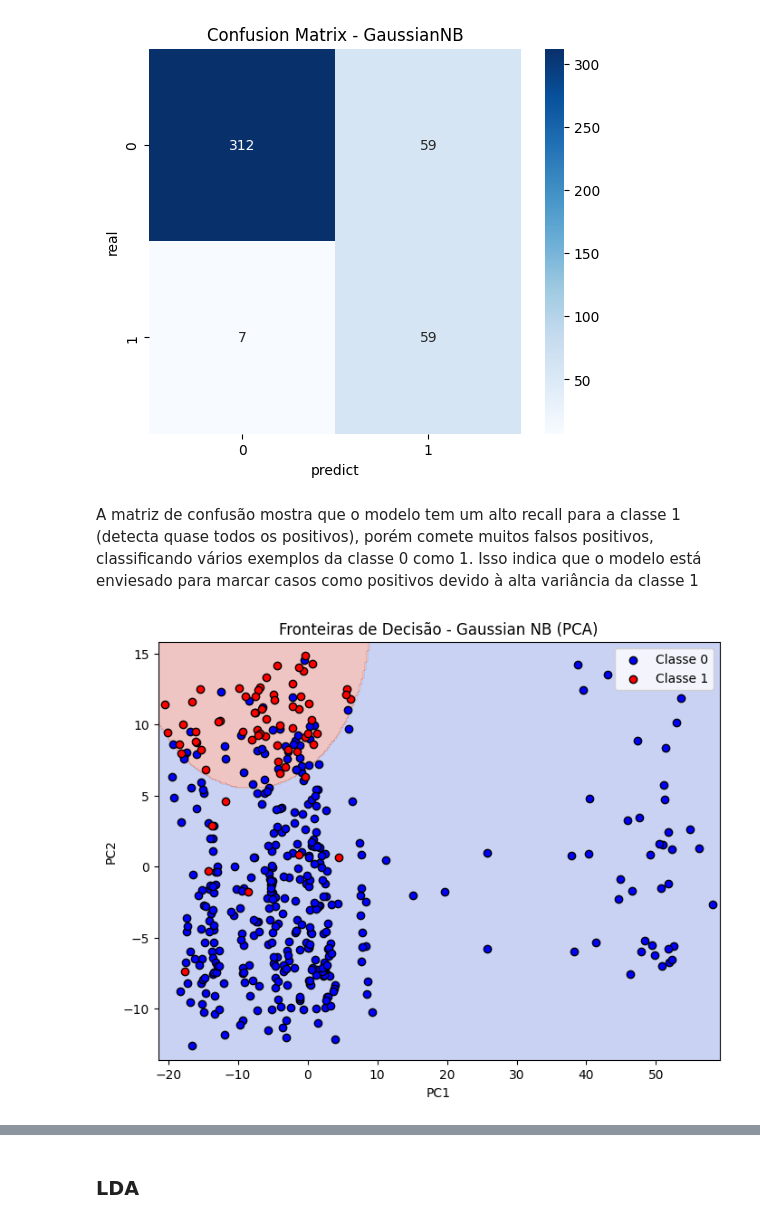
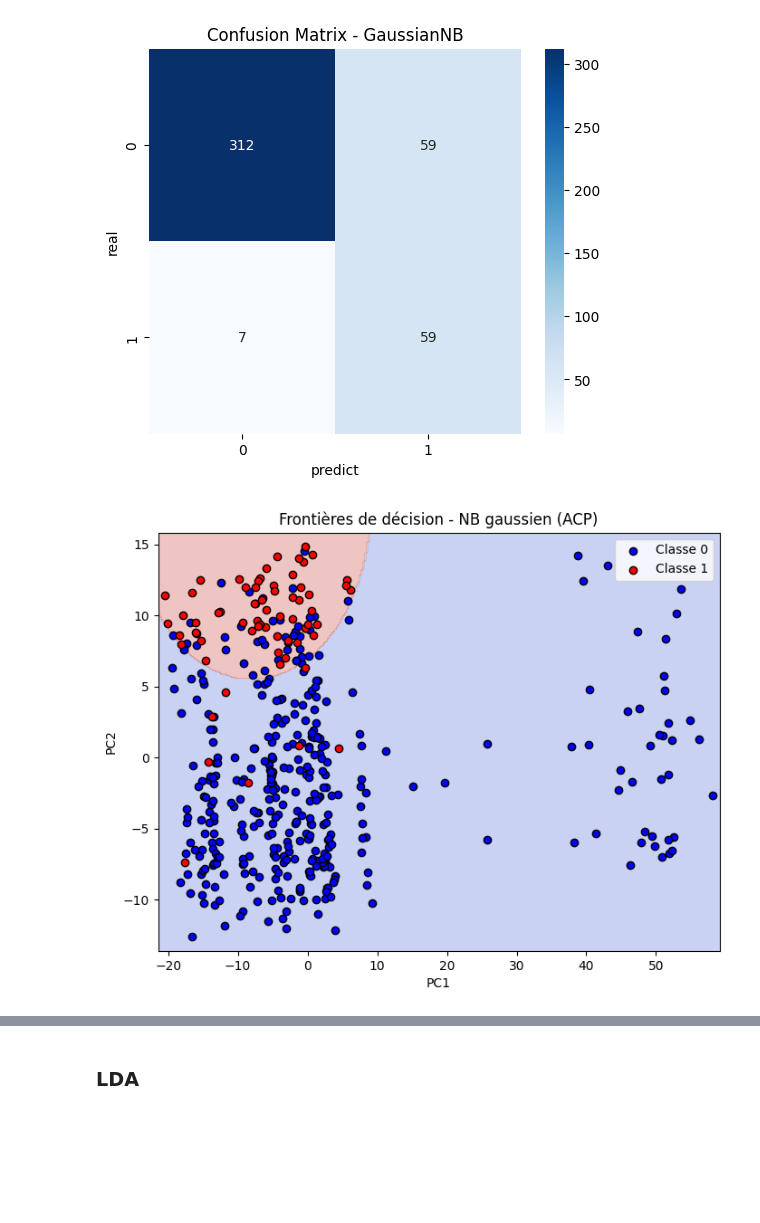
Before and after one commit to thaliaramoss/f1-pred, a Jupyter notebook: model_selection_CLF.ipynb, the cells around one changed output, grey strips where cells are left out. Cells and saved outputs as stored; diff of their text form; code cells hidden in the pictures; blank space fills up the shorter version.

Commit message:
doc modelo

```diff
--- a/model_selection_CLF.ipynb
+++ b/model_selection_CLF.ipynb
@@ -231,8 +262,6 @@ plt.ylabel("real")
 plt.show()
 # %% [output]
 [figure]
-# %% [markdown]
-A matriz de confusão mostra que o modelo tem um alto recall para a classe 1 (detecta quase todos os positivos), porém comete muitos falsos positivos, classificando vários exemplos da classe 0 como 1. Isso indica que o modelo está enviesado para marcar casos como positivos devido à alta variância da classe 1
 # %%
 pca = PCA(n_components=2)
 X_test_pca = pca.fit_transform(X_test)
@@ -246,32 +275,32 @@ xx, yy = np.meshgrid(
     np.linspace(x_min, x_max, 300),
     np.linspace(y_min, y_max, 300)
 )
 
 Z = nb_pca.predict(np.c_[xx.ravel(), yy.ravel()])
 Z = Z.reshape(xx.shape)
 
 plt.figure(figsize=(8,6))
 plt.contourf(xx, yy, Z, cmap="coolwarm", alpha=0.3)
 
 plt.scatter(
     X_test_pca[y_test == 0, 0],
     X_test_pca[y_test == 0, 1],
     c='blue',
     edgecolors='k',
     label='Classe 0'
 )
 plt.scatter(
     X_test_pca[y_test == 1, 0],
     X_test_pca[y_test == 1, 1],
     c='red',
     edgecolors='k',
     label='Classe 1'
 )
 
-plt.title("Fronteiras de Decisão - Gaussian NB (PCA)")
+plt.title("Frontières de décision - NB gaussien (ACP)")
 plt.xlabel("PC1")
 plt.ylabel("PC2")
 plt.legend()
 plt.show()
 # %% [output]
-[figure, old version]
+[figure, new version]
```
Also changed, not shown: parts of 114 cells of this notebook.
